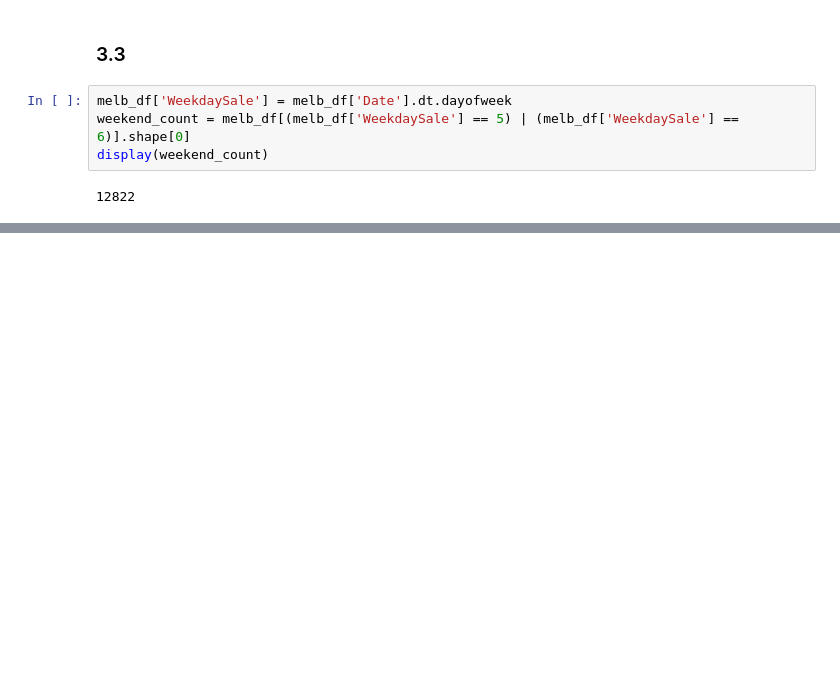
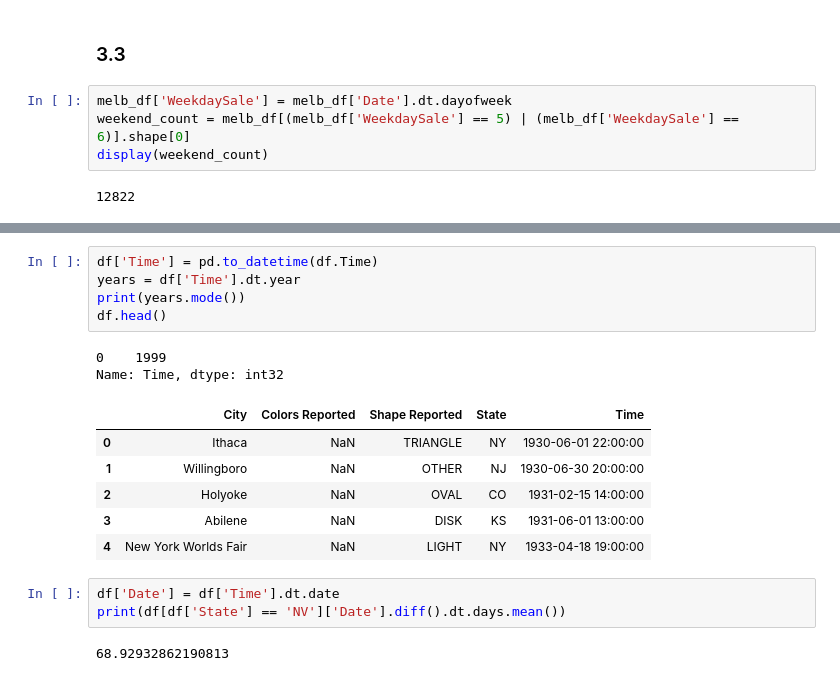
Before and after one commit to Long205sm/SF_Petrov, a Jupyter notebook: PY_11_Базовые_приемы_Pandas/practice.ipynb, the cells around one changed output, grey strips where cells are left out. Drawn from its saved outputs; the diff is of its cells as text; blank space fills up the shorter version.

```diff
--- a/PY_11_Базовые_приемы_Pandas/practice.ipynb
+++ b/PY_11_Базовые_приемы_Pandas/practice.ipynb
@@ -31,0 +44,19 @@ display(weekend_count)
+# %%
+df['Time'] = pd.to_datetime(df.Time)
+years = df['Time'].dt.year
+print(years.mode())
+df.head()
+# %% [output]
+0    1999
+Name: Time, dtype: int32
+|  | City | Colors Reported | Shape Reported | State | Time |
+| 0 | Ithaca | NaN | TRIANGLE | NY | 1930-06-01 22:00:00 |
+| 1 | Willingboro | NaN | OTHER | NJ | 1930-06-30 20:00:00 |
+| 2 | Holyoke | NaN | OVAL | CO | 1931-02-15 14:00:00 |
+| 3 | Abilene | NaN | DISK | KS | 1931-06-01 13:00:00 |
+| 4 | New York Worlds Fair | NaN | LIGHT | NY | 1933-04-18 19:00:00 |
+# %%
+df['Date'] = df['Time'].dt.date
+print(df[df['State'] == 'NV']['Date'].diff().dt.days.mean())
+# %% [output]
+68.92932862190813
```
Also changed, not shown: parts of 2 cells of this notebook, 1 other file.
